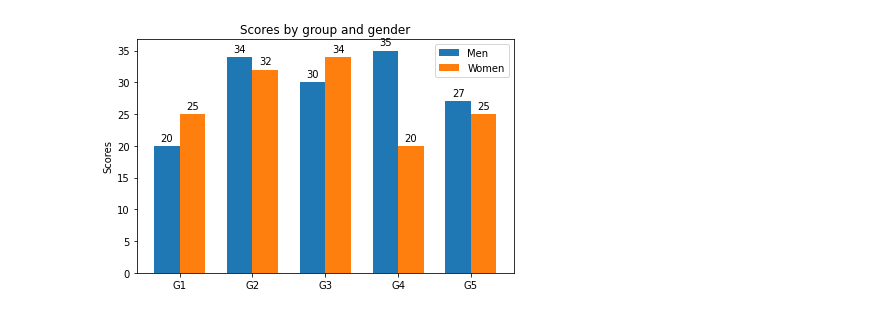
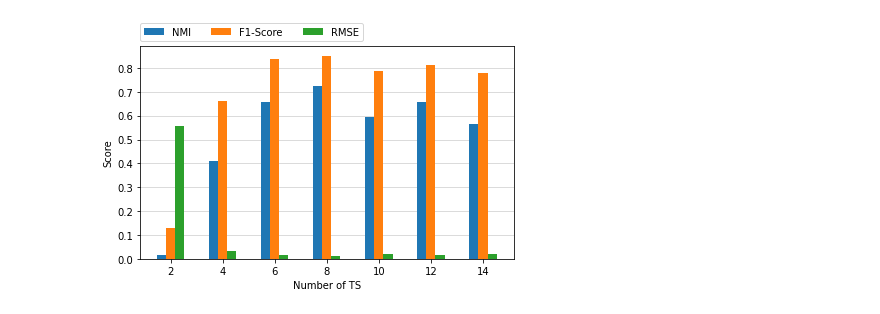
Before and after one commit to eXascaleInfolab/vadetis, a Jupyter notebook: misc/notebooks/misc/Evaluation Plot Idaweb S1 TS Number.ipynb, the cells around one changed output. Saved outputs shown, nothing was run; the diff lists cells and outputs as text; code cells hidden in the pictures.

```diff
--- a/misc/notebooks/misc/Evaluation Plot Idaweb S1 TS Number.ipynb
+++ b/misc/notebooks/misc/Evaluation Plot Idaweb S1 TS Number.ipynb
@@ -12,0 +27,11 @@ lisa_pearson_results = np.array([[0.015, 0.556, 0.13], [0.411, 0.033, 0.66], [0.
+# %%
+scores = np.array([lisa_pearson_results, lisa_dtw_results, lisa_spatial_results, rpca_results, histogram_results, cluster_results, svm_results, isolation_results])
+scores = [{ 'title' : 'LISA (Pearson)', 'scores' : lisa_pearson_results },
+          { 'title' : 'LISA (DTW)', 'scores' : lisa_dtw_results },
+          { 'title' : 'LISA (Vanilla)', 'scores' :  lisa_spatial_results },
+          { 'title' : 'RPCA', 'scores' :  rpca_results },
+          { 'title' : 'Histogram', 'scores' :  histogram_results },
+          { 'title' : 'Cluster', 'scores' :  cluster_results },
+          { 'title' : 'SVM', 'scores' :  svm_results },
+          { 'title' : 'Isolation Forest', 'scores' :  isolation_results }
+         ]
@@ -21,32 +124,35 @@ def autolabel(rects):
                     textcoords="offset points",
                     ha='center', va='bottom')
 # %%
-def generate_plot(dimension, results, title):
-    labels = ['G1', 'G2', 'G3', 'G4', 'G5']
-    men_means = [20, 34, 30, 35, 27]
-    women_means = [25, 32, 34, 20, 25]
-
-    x = np.arange(len(labels))  # the label locations
+def generate_plot(dimension, scores):
+    #plt.style.use('ggplot')
+    #plt.style.use('seaborn-white')
+    x = np.arange(len(dimension))  # the label locations
     width = 0.35  # the width of the bars
 
     fig, ax = plt.subplots()
-    rects1 = ax.bar(x - width/2, men_means, width, label='Men')
-    rects2 = ax.bar(x + width/2, women_means, width, label='Women')
+    ax.grid(axis='y', color='lightgrey', zorder=0)
+    rects1 = ax.bar(x - width/2, scores[:, 0], width/2, label='NMI', zorder=2)
+    rects2 = ax.bar(x, scores[:, 2], width/2, label='F1-Score', zorder=2)
+    rects3 = ax.bar(x + width/2, scores[:, 1], width/2, label='RMSE', zorder=2)
 
     # Add some text for labels, title and custom x-axis tick labels, etc.
-    ax.set_ylabel('Scores')
-    ax.set_title('Scores by group and gender')
+    ax.set_ylabel('Score')
+    ax.set_xlabel('Number of TS')
+    #ax.set_title(title)
     ax.set_xticks(x)
-    ax.set_xticklabels(labels)
-    ax.legend()
+    ax.set_xticklabels(dimension)
+    #ax.legend()
+    ax.legend(bbox_to_anchor=(0,1.02,1,0.2), loc="lower left", borderaxespad=0, ncol=3)
 
-    autolabel(rects1)
-    autolabel(rects2)
+    #autolabel(ax, rects1)
+    #autolabel(ax, rects2)
+    #autolabel(ax, rects3)
 
     fig.tight_layout()
 
     plt.show()
 # %%
-generate_plot(dimension, lisa_pearson_results, 'S1|D3 - Lisa(Pearson)')
+generate_plot(dimension, lisa_pearson_results)
 # %% [output]
-[figure, old version]
+[figure, new version]
```
Also changed, not shown: parts of 15 cells of this notebook, 17 other files.
